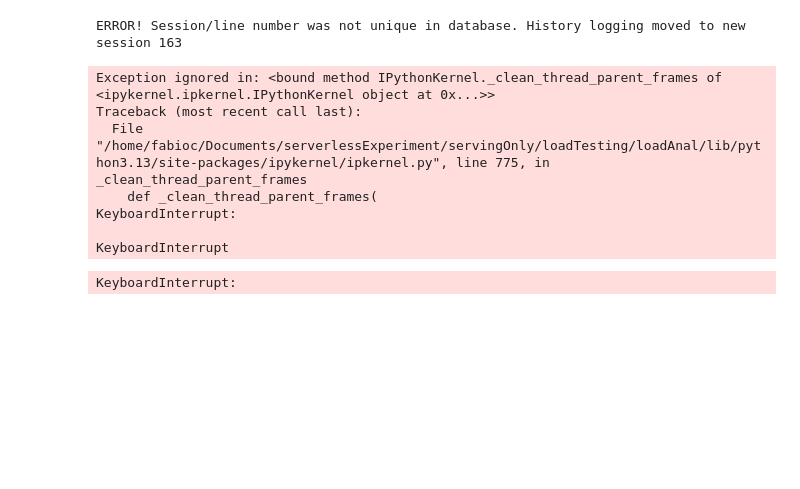
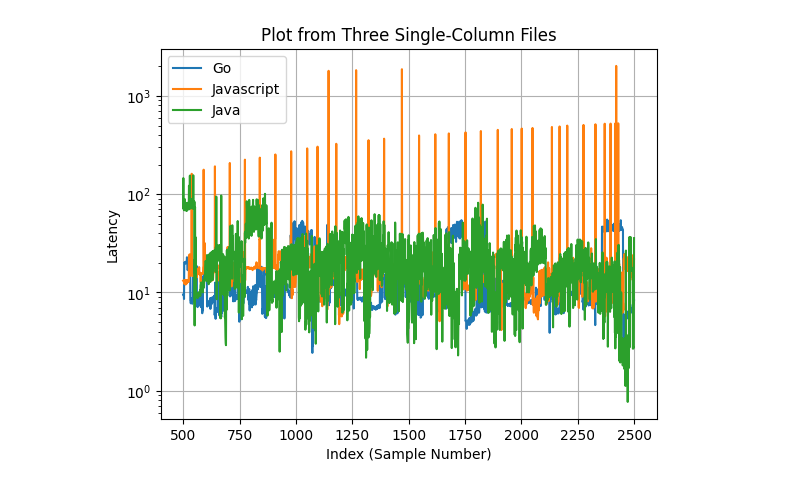
Before and after one commit to FabioC-alt/serverlessExperiment, a Jupyter notebook: newTests/newInc/Untitled.ipynb, the cells around one changed output. Drawn from its saved outputs; the diff is of its cells as text; code cells hidden in the pictures; blank space fills up the shorter version.

```diff
--- a/newTests/newInc/Untitled.ipynb
+++ b/newTests/newInc/Untitled.ipynb
@@ -1,26 +1,36 @@
 # %%
 import pandas as pd
 import matplotlib.pyplot as plt
 
 # Load each file (single column, no header)
 df1 = pd.read_csv('lateciesGO.txt', header=None, names=['y1'])
+df1 = df1.iloc[500:2500]
+
+df2 = pd.read_csv('latenciesFN.txt', header=None, names=['y2'])
+df2 = df2.iloc[500:2500]
+
+df3 = pd.read_csv('latenciesJava.txt', header=None, names=['y3'])
+df3 = df3.iloc[500:2500]
 
 # Plot lines using the row index as x
-plt.plot(df1.index, df1['y1'], label='Line 1')
+plt.plot(df1.index, df1['y1'], label='Go')
+plt.plot(df2.index, df2['y2'], label='Javascript')
+plt.plot(df3.index, df3['y3'], label='Java')
 
+# Set axis labels and title
 plt.xlabel('Index (Sample Number)')
-plt.ylabel('Value')
+plt.ylabel('Latency')
 plt.title('Plot from Three Single-Column Files')
+
+# Set y-axis to log scale
+plt.yscale('log')
+
+# Add legend and grid
 plt.legend()
 plt.grid(True)
+
+# Save and show the plot
+plt.savefig('latency_plot.png', dpi=300)
 plt.show()
 # %% [output]
-ERROR! Session/line number was not unique in database. History logging moved to new session 163
-Exception ignored in: <bound method IPythonKernel._clean_thread_parent_frames of <ipykernel.ipkernel.IPythonKernel object at 0x...>>
-Traceback (most recent call last):
-  File "/home/fabioc/Documents/serverlessExperiment/servingOnly/loadTesting/loadAnal/lib/python3.13/site-packages/ipykernel/ipkernel.py", line 775, in _clean_thread_parent_frames
-    def _clean_thread_parent_frames(
-KeyboardInterrupt:
-
-KeyboardInterrupt
-KeyboardInterrupt:
+[figure, added]
```
Also changed, not shown: 1 other file.
